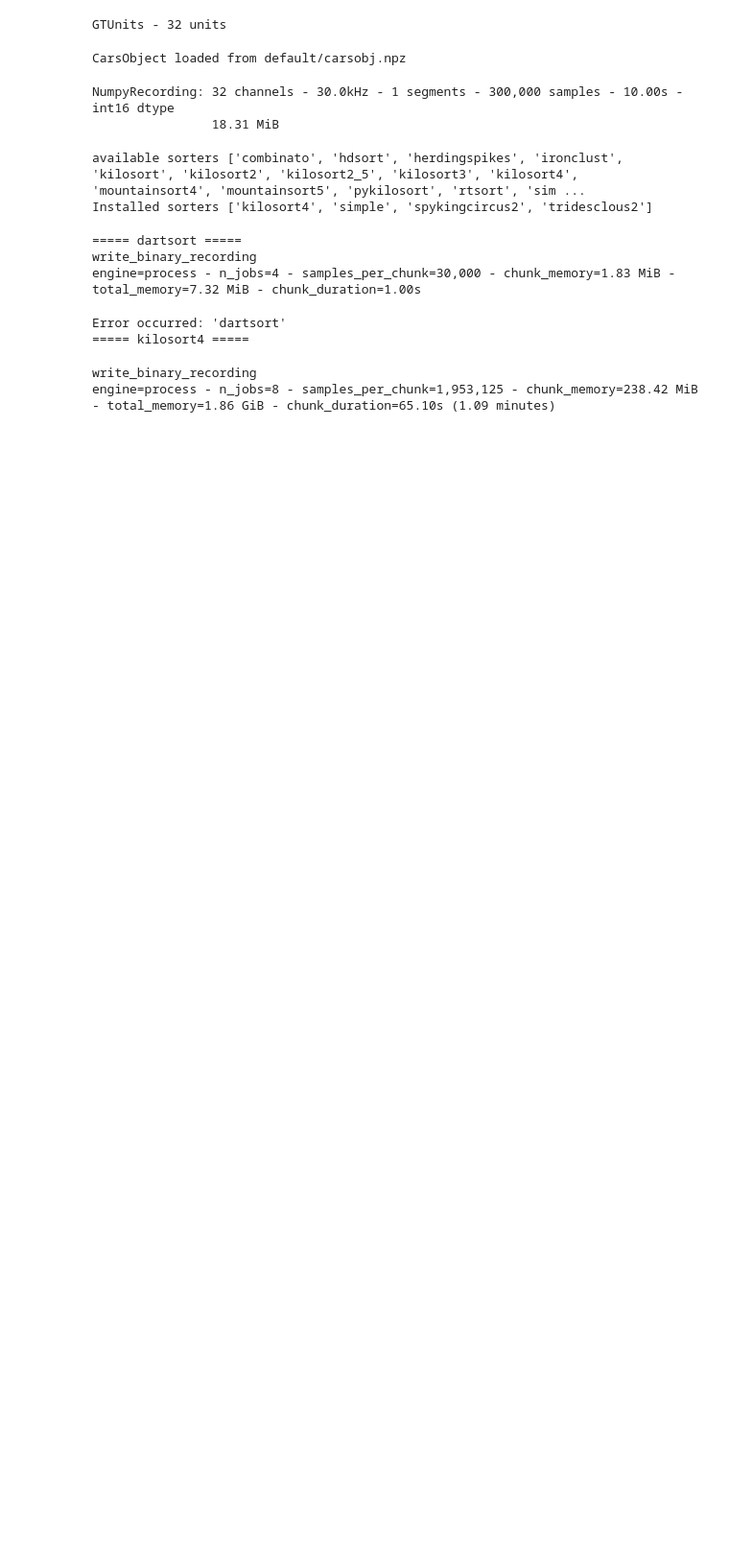
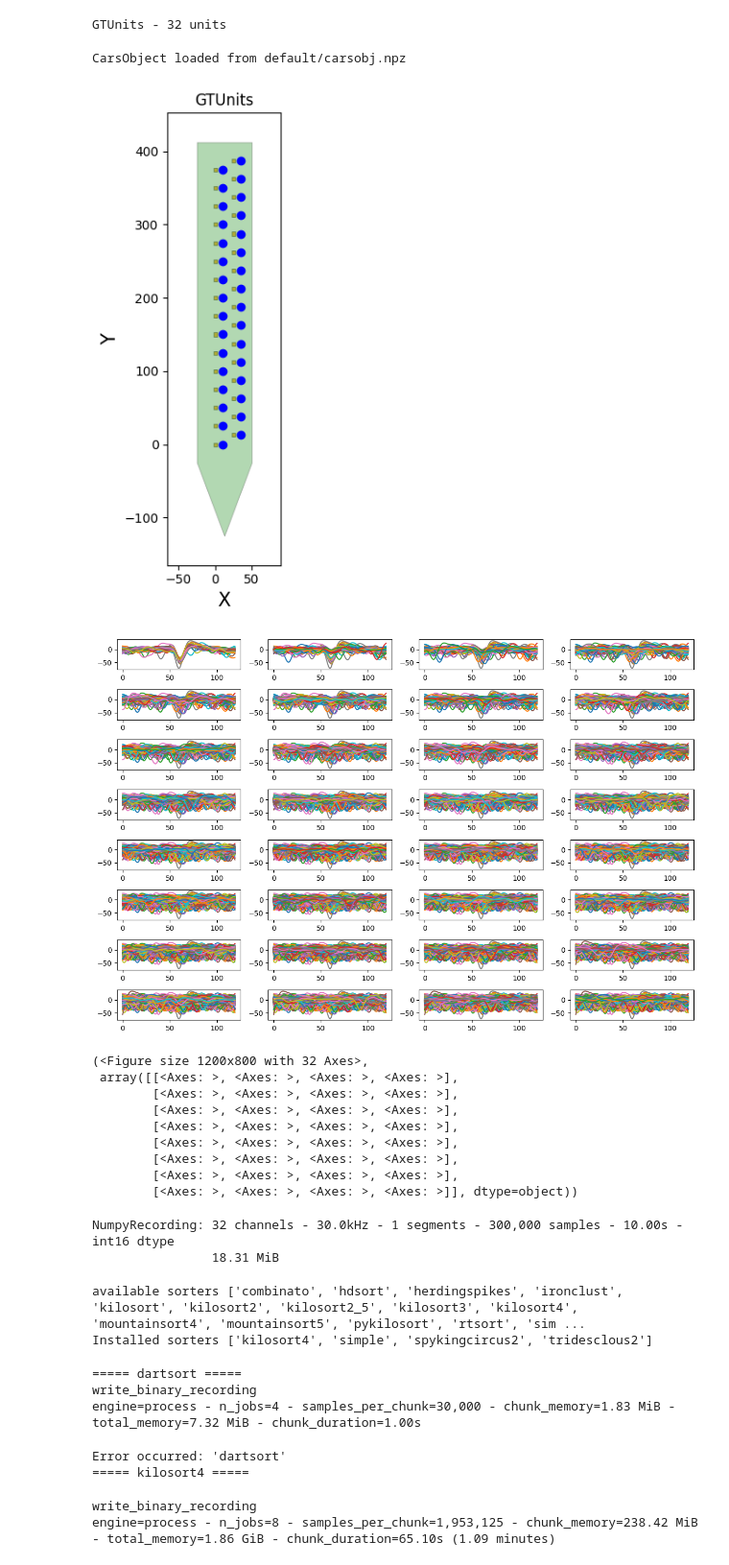
Before and after one commit to void1211/CellActivityRecordingSimulator, a Jupyter notebook: tutrial_carsObj.ipynb, the cells around one changed output. Shown at 96% size. Saved outputs shown, nothing was run; the diff lists cells and outputs as text; code cells hidden in the pictures; blank space fills up the shorter version.

```diff
--- a/tutrial_carsObj.ipynb
+++ b/tutrial_carsObj.ipynb
@@ -80,6 +85,26 @@ dir_path = Path("./")
 carsobj2 = CarsObject.load_npz(file_path=Path(dir_path / "default" / "carsobj.npz"))
 # %% [output]
 CarsObject loaded from default/carsobj.npz
+# %%
+from src.cellactivityrecodingsimulator.plot import plot_GTUnits, plot_Signals, plot_Contacts, plot_Spikes
+
+plot_GTUnits(gtunit, with_probe=True, probe=probe)
+contacts = carsobj2.get_contacts()
+plot_Spikes(contacts[0:1], gtunit)
+# plot_Contacts(contacts, with_id=True)
+# plot_Signals(contacts[0:1], signal_type="spike", time=[0, 0.1] ,fs=30000, is_title=False, is_xlabel=False,is_ylabel=False)
+# %% [output]
+[figure, added]
+[figure, added]
+(<Figure size 1200x800 with 32 Axes>,
+ array([[<Axes: >, <Axes: >, <Axes: >, <Axes: >],
+        [<Axes: >, <Axes: >, <Axes: >, <Axes: >],
+        [<Axes: >, <Axes: >, <Axes: >, <Axes: >],
+        [<Axes: >, <Axes: >, <Axes: >, <Axes: >],
+        [<Axes: >, <Axes: >, <Axes: >, <Axes: >],
+        [<Axes: >, <Axes: >, <Axes: >, <Axes: >],
+        [<Axes: >, <Axes: >, <Axes: >, <Axes: >],
+        [<Axes: >, <Axes: >, <Axes: >, <Axes: >]], dtype=object))
 # %%
 
 recording = carsobj2.get_NumpyRecording([0])
```
Also changed, not shown: parts of 9 cells of this notebook, 12 other files.
